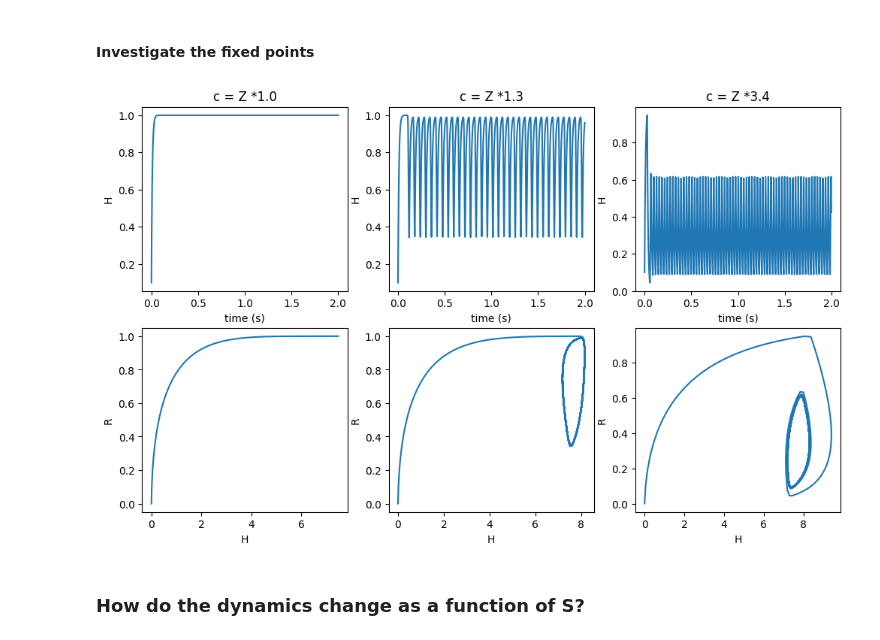
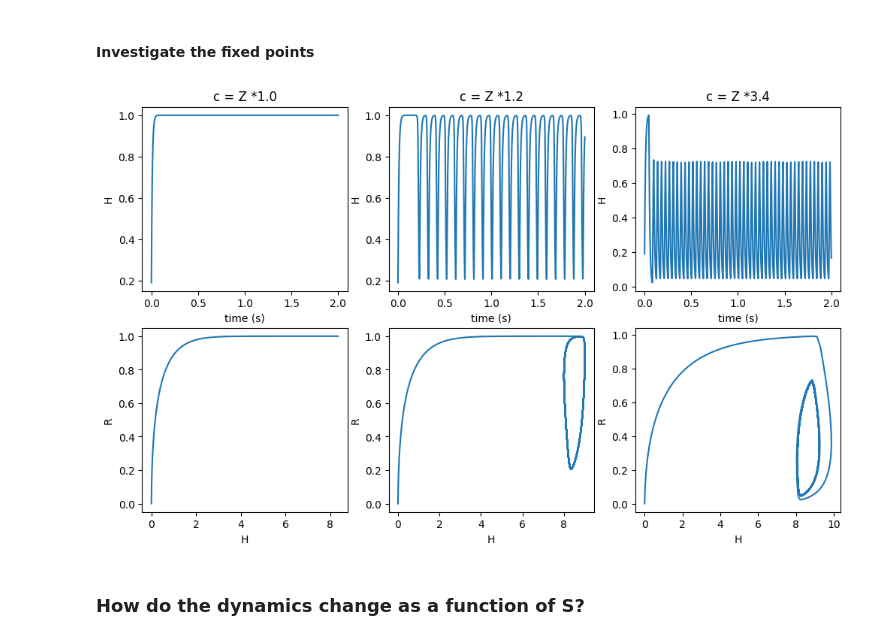
Before and after one commit to katduecker/dnn_osci, a Jupyter notebook: DynNN_figures_thesis.ipynb, the cells around one changed output. Saved outputs shown, nothing was run; the diff lists cells and outputs as text; code cells hidden in the pictures.

```diff
--- a/DynNN_figures_thesis.ipynb
+++ b/DynNN_figures_thesis.ipynb
@@ -474,8 +480,7 @@ We are now trying to explore optimum parameters for $c$
 # %%
 ## The effect of c on the dynamics
 
-cmap = plt.get_cmap('tab50')
-cmap(0)[0:3]
+cmap = plt.get_cmap('tab20')
 import scipy
 
 tau_h = 0.01
@@ -494,7 +499,7 @@ Z = torch.max(Z21).detach().cpu().item()
 timevec = np.linspace(0,2,2000)
 
 # explore c's
-c_vec = np.arange(Z,3.5*Z,.5)
+c_vec = np.arange(Z,3.5*Z,1)
 
 
 Pxx = np.zeros((c_vec.shape[0],513))
@@ -605,23 +610,23 @@ ValueError: ignored
 # %%
 inv_c = np.array((c_vec[0],c_vec[2],c_vec[-1]))
 
 
 plt.rcParams["figure.figsize"] = (12,7)
 
 fig, axs = plt.subplots(2,3)
 
 for i,c in enumerate(inv_c):
   params = [tau_h,tau_R,c,S]
   Zt, Ht, Rt = euler_dyn(Z,timevec,params,alpha_params,sig_param,t_start=0)
 
-  axs[0,i].plot(timevec[t:],Ht[t+1:])
+  axs[0,i].plot(timevec[1:],Ht[1+1:])
   axs[0,i].set_title('c = Z *' + str(round(c/Z,1)))
   axs[0,i].set_xlabel('time (s)')
   axs[0,i].set_ylabel('H')
   axs[1,i].plot(Rt,Ht)
   axs[1,i].set_xlabel('H')
   axs[1,i].set_ylabel('R')
 # %% [output]
-[figure, old version]
+[figure, new version]
 # %% [markdown]
 ### How do the dynamics change as a function of S?
```
Also changed, not shown: parts of 16 cells of this notebook.
